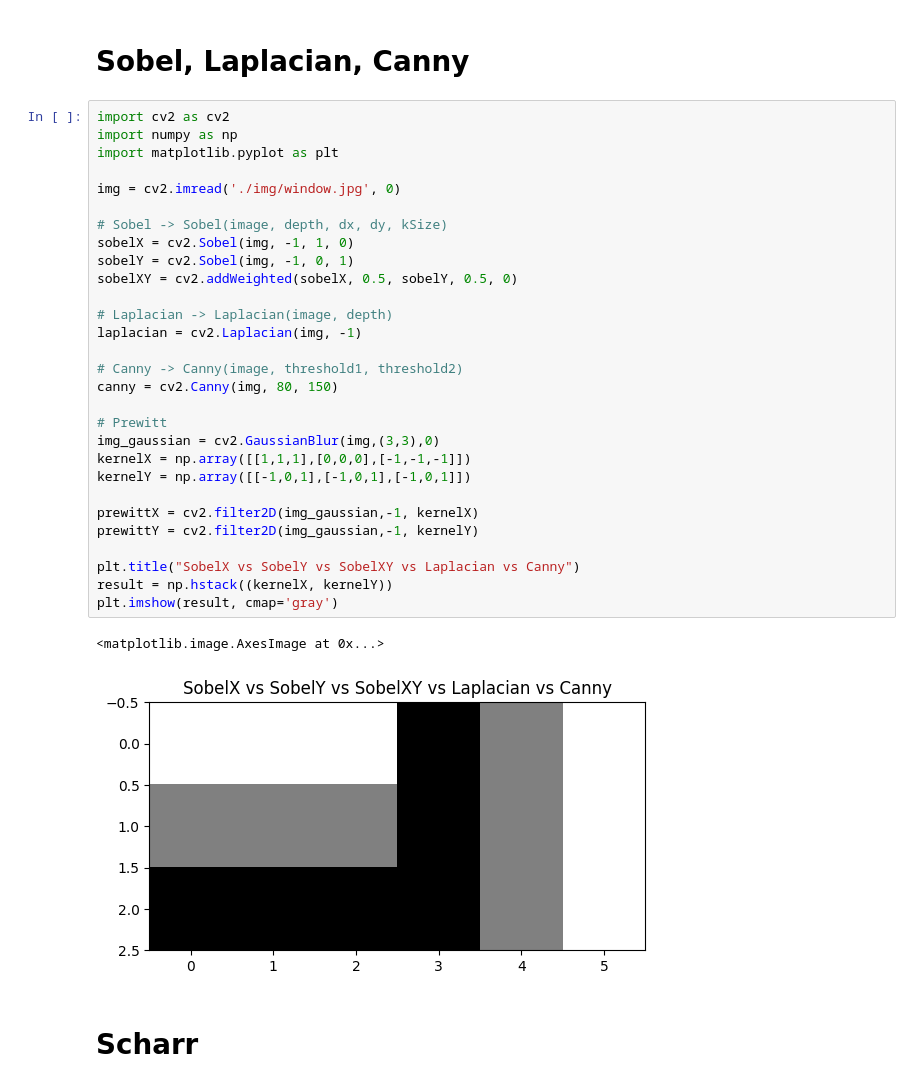
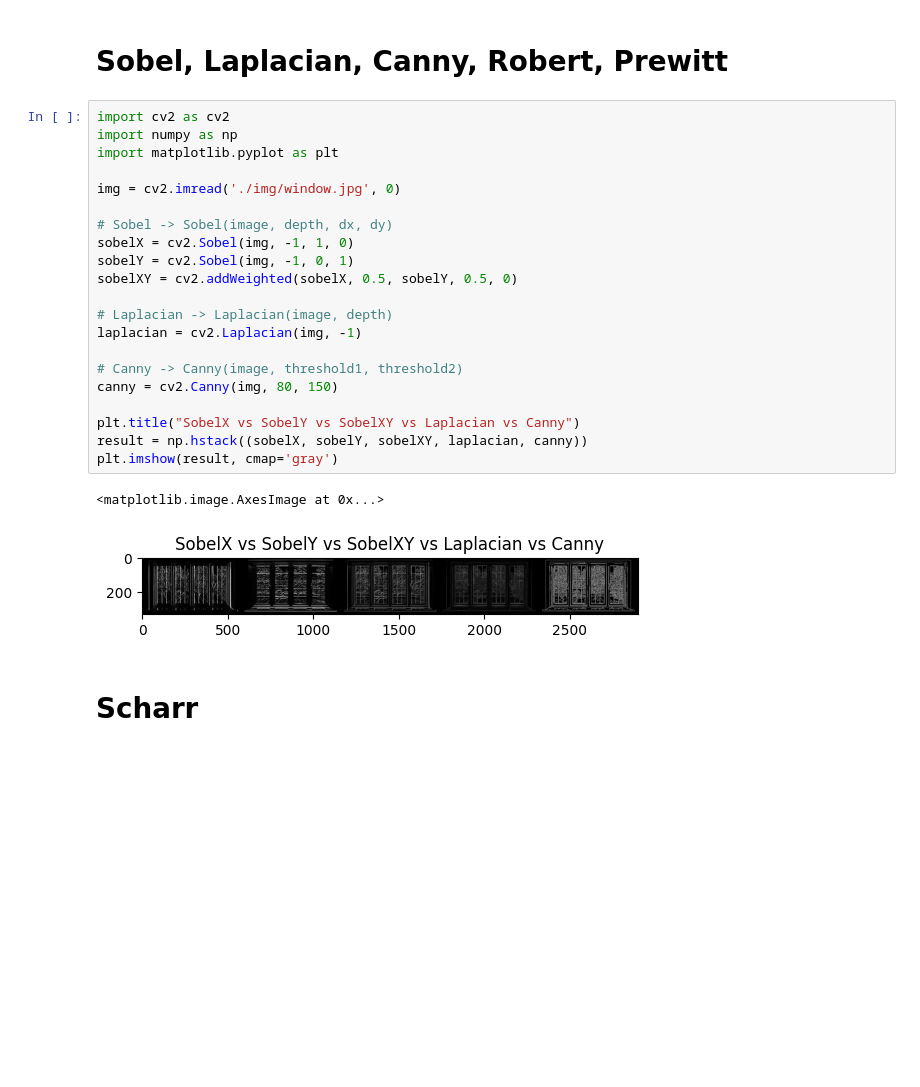
Before and after one commit to therahulsarkar/OpenCV-DIP, a Jupyter notebook: Edge Detection.ipynb, the cells around one changed output. Drawn from its saved outputs; the diff is of its cells as text; blank space fills up the shorter version.

```diff
--- a/Edge Detection.ipynb
+++ b/Edge Detection.ipynb
@@ -1,37 +1,29 @@
 # %% [markdown]
-# Sobel, Laplacian, Canny
+# Sobel, Laplacian, Canny, Robert, Prewitt
 # %%
 import cv2 as cv2
 import numpy as np
 import matplotlib.pyplot as plt
 
 img = cv2.imread('./img/window.jpg', 0)
 
-# Sobel -> Sobel(image, depth, dx, dy, kSize)
+# Sobel -> Sobel(image, depth, dx, dy)
 sobelX = cv2.Sobel(img, -1, 1, 0)
 sobelY = cv2.Sobel(img, -1, 0, 1)
 sobelXY = cv2.addWeighted(sobelX, 0.5, sobelY, 0.5, 0)
 
 # Laplacian -> Laplacian(image, depth)
 laplacian = cv2.Laplacian(img, -1)
 
 # Canny -> Canny(image, threshold1, threshold2)
 canny = cv2.Canny(img, 80, 150)
 
-# Prewitt
-img_gaussian = cv2.GaussianBlur(img,(3,3),0)
-kernelX = np.array([[1,1,1],[0,0,0],[-1,-1,-1]])
-kernelY = np.array([[-1,0,1],[-1,0,1],[-1,0,1]])
-
-prewittX = cv2.filter2D(img_gaussian,-1, kernelX)
-prewittY = cv2.filter2D(img_gaussian,-1, kernelY)
-
 plt.title("SobelX vs SobelY vs SobelXY vs Laplacian vs Canny")
-result = np.hstack((kernelX, kernelY))
+result = np.hstack((sobelX, sobelY, sobelXY, laplacian, canny))
 plt.imshow(result, cmap='gray')
 # %% [output]
 <matplotlib.image.AxesImage at 0x...>
-[figure, old version]
+[figure, new version]
 # %% [markdown]
 # Scharr
 # %%
```
Also changed, not shown: parts of 4 cells of this notebook, 8 other files.
